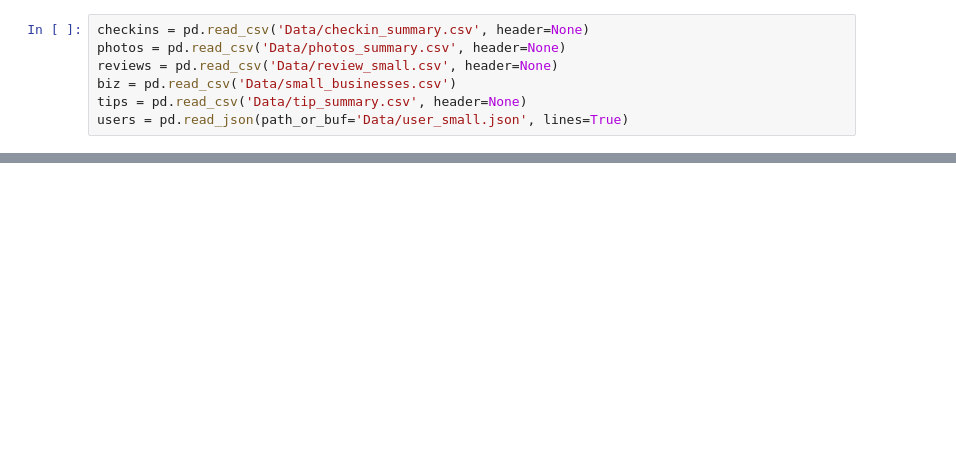
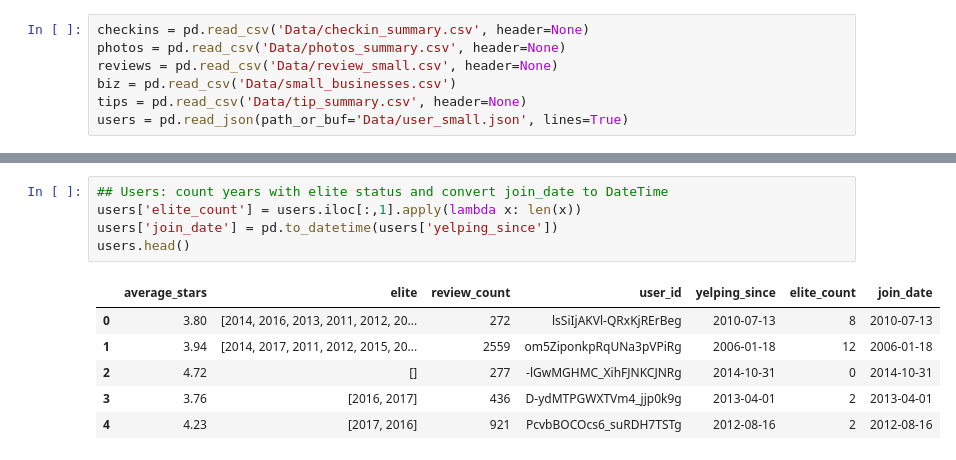
Before and after one commit to mwoluchem/Recommendations_CS209, a Jupyter notebook: Recommendations_EDA.ipynb, the cells around one changed output, grey strips where cells are left out. Drawn from its saved outputs; the diff is of its cells as text; blank space fills up the shorter version.

Commit message:
EDA checkpoint
for webpage, have added data cleaning and half of review viz

```diff
--- a/Recommendations_EDA.ipynb
+++ b/Recommendations_EDA.ipynb
@@ -422,0 +30,12 @@ Based on this knowledge, the following EDA steps may be necessary:
+# %%
+## Users: count years with elite status and convert join_date to DateTime
+users['elite_count'] = users.iloc[:,1].apply(lambda x: len(x))
+users['join_date'] = pd.to_datetime(users['yelping_since'])
+users.head()
+# %% [output]
+|  | average_stars | elite | review_count | user_id | yelping_since | elite_count | join_date |
+| 0 | 3.80 | [2014, 2016, 2013, 2011, 2012, 20... | 272 | lsSiIjAKVl-QRxKjRErBeg | 2010-07-13 | 8 | 2010-07-13 |
+| 1 | 3.94 | [2014, 2017, 2011, 2012, 2015, 20... | 2559 | om5ZiponkpRqUNa3pVPiRg | 2006-01-18 | 12 | 2006-01-18 |
+| 2 | 4.72 | [] | 277 | -lGwMGHMC_XihFJNKCJNRg | 2014-10-31 | 0 | 2014-10-31 |
+| 3 | 3.76 | [2016, 2017] | 436 | D-ydMTPGWXTVm4_jjp0k9g | 2013-04-01 | 2 | 2013-04-01 |
+| 4 | 4.23 | [2017, 2016] | 921 | PcvbBOCOcs6_suRDH7TSTg | 2012-08-16 | 2 | 2012-08-16 |
```
Also changed, not shown: parts of 62 cells of this notebook.
